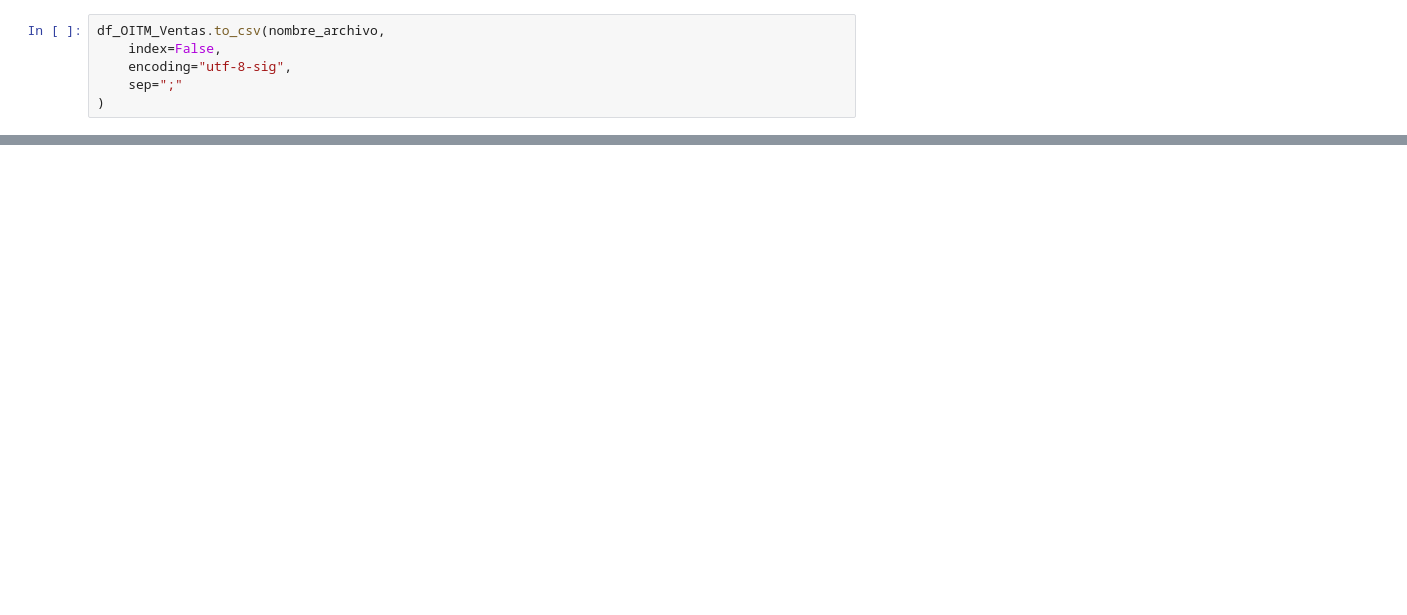
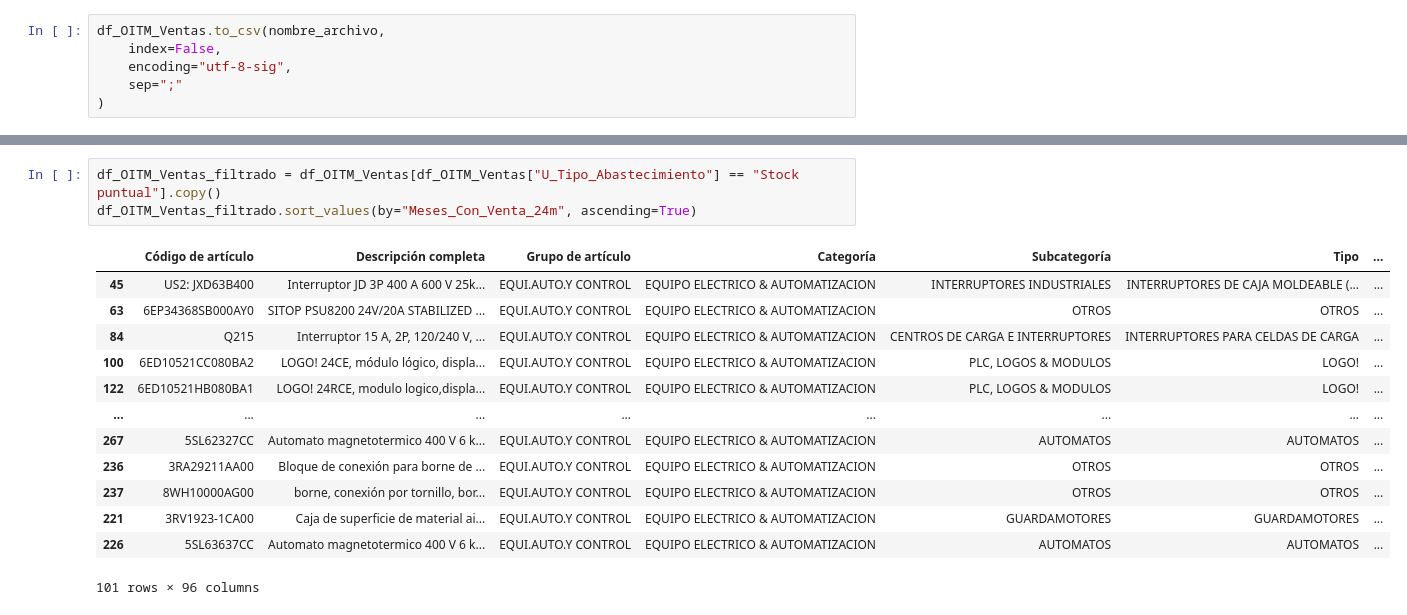
Before and after one commit to choppeb7/Tesis-Master-AI, a Jupyter notebook: Notebook_desarrollo.ipynb, the cells around one changed output, grey strips where cells are left out. Cells and saved outputs as stored; diff of their text form; blank space fills up the shorter version.

```diff
--- a/Notebook_desarrollo.ipynb
+++ b/Notebook_desarrollo.ipynb
@@ -1120,0 +1687,17 @@ plt.show()
+# %%
+df_OITM_Ventas_filtrado = df_OITM_Ventas[df_OITM_Ventas["U_Tipo_Abastecimiento"] == "Stock puntual"].copy()
+df_OITM_Ventas_filtrado.sort_values(by="Meses_Con_Venta_24m", ascending=True)
+# %% [output]
+|  | Código de artículo | Descripción completa | Grupo de artículo | Categoría | Subcategoría | Tipo | ... |
+| 45 | US2: JXD63B400 | Interruptor JD 3P 400 A 600 V 25k... | EQUI.AUTO.Y CONTROL | EQUIPO ELECTRICO & AUTOMATIZACION | INTERRUPTORES INDUSTRIALES | INTERRUPTORES DE CAJA MOLDEABLE (... | ... |
+| 63 | 6EP34368SB000AY0 | SITOP PSU8200 24V/20A STABILIZED ... | EQUI.AUTO.Y CONTROL | EQUIPO ELECTRICO & AUTOMATIZACION | OTROS | OTROS | ... |
+| 84 | Q215 | Interruptor 15 A, 2P, 120/240 V, ... | EQUI.AUTO.Y CONTROL | EQUIPO ELECTRICO & AUTOMATIZACION | CENTROS DE CARGA E INTERRUPTORES | INTERRUPTORES PARA CELDAS DE CARGA | ... |
+| 100 | 6ED10521CC080BA2 | LOGO! 24CE, módulo lógico, displa... | EQUI.AUTO.Y CONTROL | EQUIPO ELECTRICO & AUTOMATIZACION | PLC, LOGOS & MODULOS | LOGO! | ... |
+| 122 | 6ED10521HB080BA1 | LOGO! 24RCE, modulo logico,displa... | EQUI.AUTO.Y CONTROL | EQUIPO ELECTRICO & AUTOMATIZACION | PLC, LOGOS & MODULOS | LOGO! | ... |
+| ... | ... | ... | ... | ... | ... | ... | ... |
+| 267 | 5SL62327CC | Automato magnetotermico 400 V 6 k... | EQUI.AUTO.Y CONTROL | EQUIPO ELECTRICO & AUTOMATIZACION | AUTOMATOS | AUTOMATOS | ... |
+| 236 | 3RA29211AA00 | Bloque de conexión para borne de ... | EQUI.AUTO.Y CONTROL | EQUIPO ELECTRICO & AUTOMATIZACION | OTROS | OTROS | ... |
+| 237 | 8WH10000AG00 | borne, conexión por tornillo, bor... | EQUI.AUTO.Y CONTROL | EQUIPO ELECTRICO & AUTOMATIZACION | OTROS | OTROS | ... |
+| 221 | 3RV1923-1CA00 | Caja de superficie de material ai... | EQUI.AUTO.Y CONTROL | EQUIPO ELECTRICO & AUTOMATIZACION | GUARDAMOTORES | GUARDAMOTORES | ... |
+| 226 | 5SL63637CC | Automato magnetotermico 400 V 6 k... | EQUI.AUTO.Y CONTROL | EQUIPO ELECTRICO & AUTOMATIZACION | AUTOMATOS | AUTOMATOS | ... |
+101 rows × 96 columns
```
Also changed, not shown: parts of 24 cells of this notebook, 1 other file.
